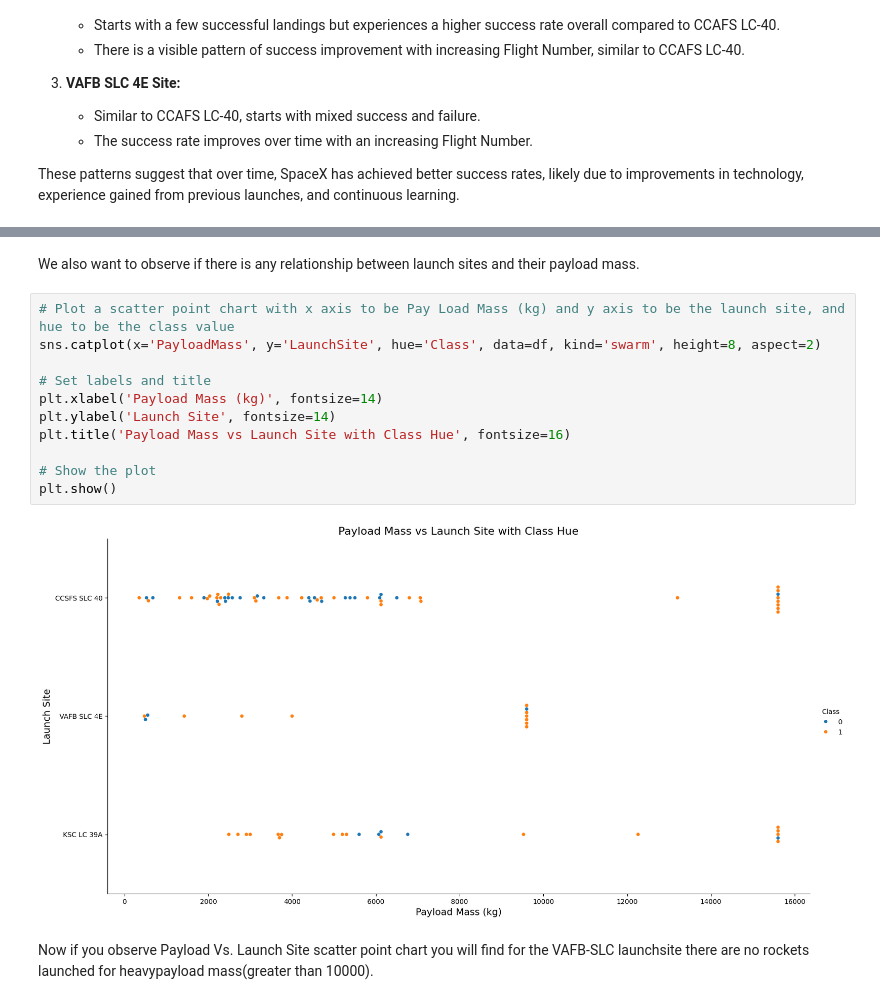
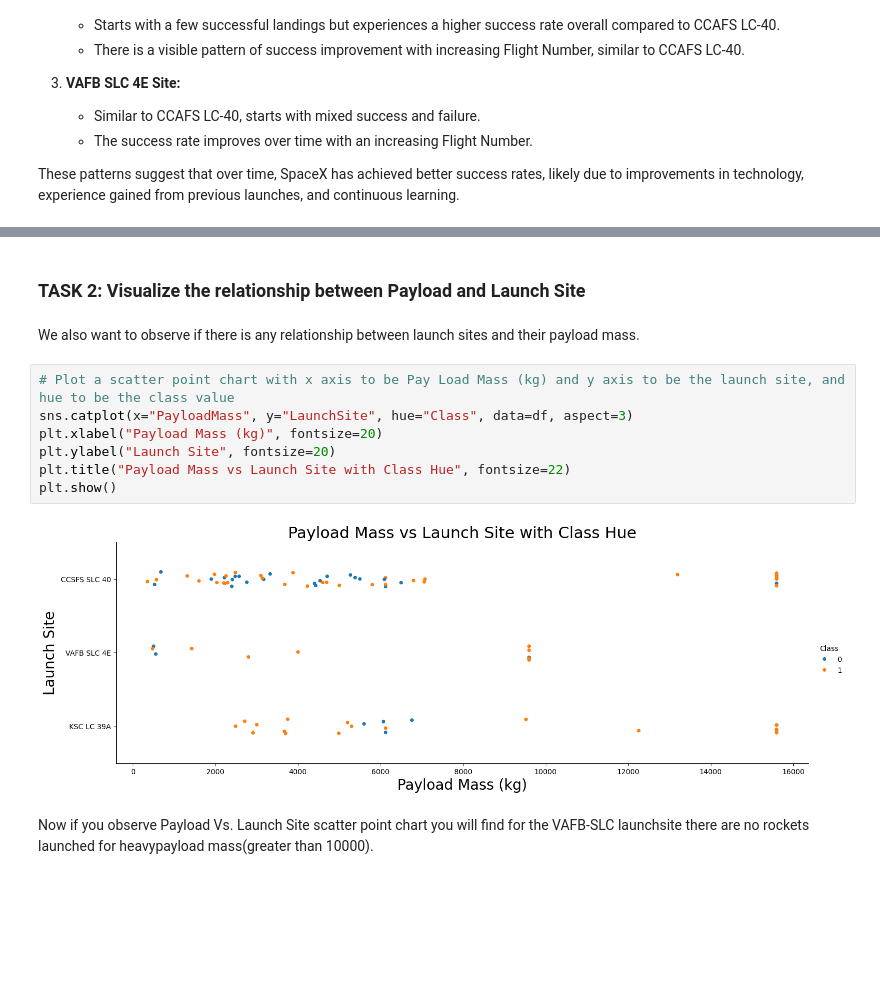
Before and after one commit to ujjwaltyagi2000/data-science-captsone-ibm, a Jupyter notebook: eda.ipynb, the cells around one changed output, grey strips where cells are left out. Saved outputs shown, nothing was run; the diff lists cells and outputs as text; blank space fills up the shorter version.

```diff
--- a/eda.ipynb
+++ b/eda.ipynb
@@ -137,17 +109,15 @@ plt.show()
+# %% [markdown]
+### TASK 2: Visualize the relationship between Payload and Launch Site
 # %% [markdown]
 We also want to observe if there is any relationship between launch sites and their payload mass.
 # %%
 # Plot a scatter point chart with x axis to be Pay Load Mass (kg) and y axis to be the launch site, and hue to be the class value
-sns.catplot(x='PayloadMass', y='LaunchSite', hue='Class', data=df, kind='swarm', height=8, aspect=2)
-
-# Set labels and title
-plt.xlabel('Payload Mass (kg)', fontsize=14)
-plt.ylabel('Launch Site', fontsize=14)
-plt.title('Payload Mass vs Launch Site with Class Hue', fontsize=16)
-
-# Show the plot
+sns.catplot(x="PayloadMass", y="LaunchSite", hue="Class", data=df, aspect=3)
+plt.xlabel("Payload Mass (kg)", fontsize=20)
+plt.ylabel("Launch Site", fontsize=20)
+plt.title("Payload Mass vs Launch Site with Class Hue", fontsize=22)
 plt.show()
 # %% [output]
-[figure, old version]
+[figure, new version]
 # %% [markdown]
 Now if you observe Payload Vs. Launch Site scatter point chart you will find for the VAFB-SLC  launchsite there are no  rockets  launched for  heavypayload mass(greater than 10000).
```
Also changed, not shown: parts of 29 cells of this notebook, 4 other files.
